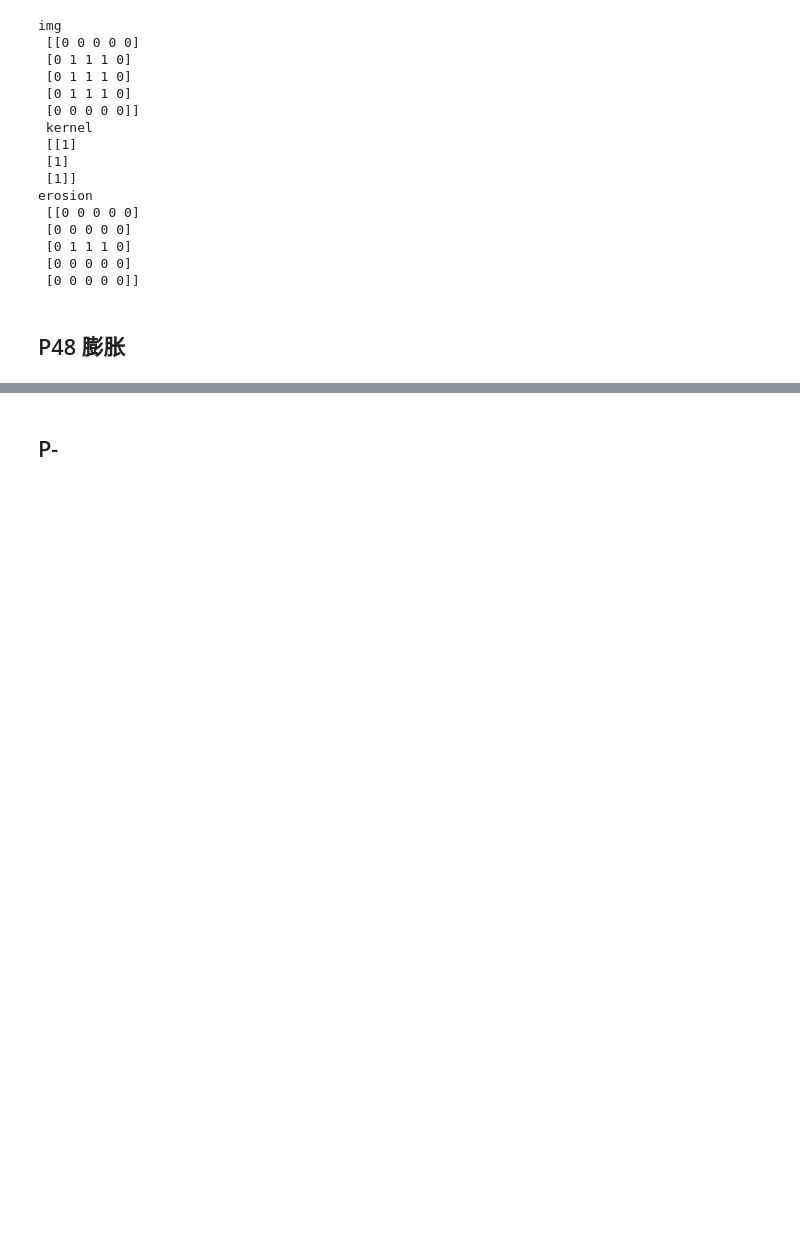
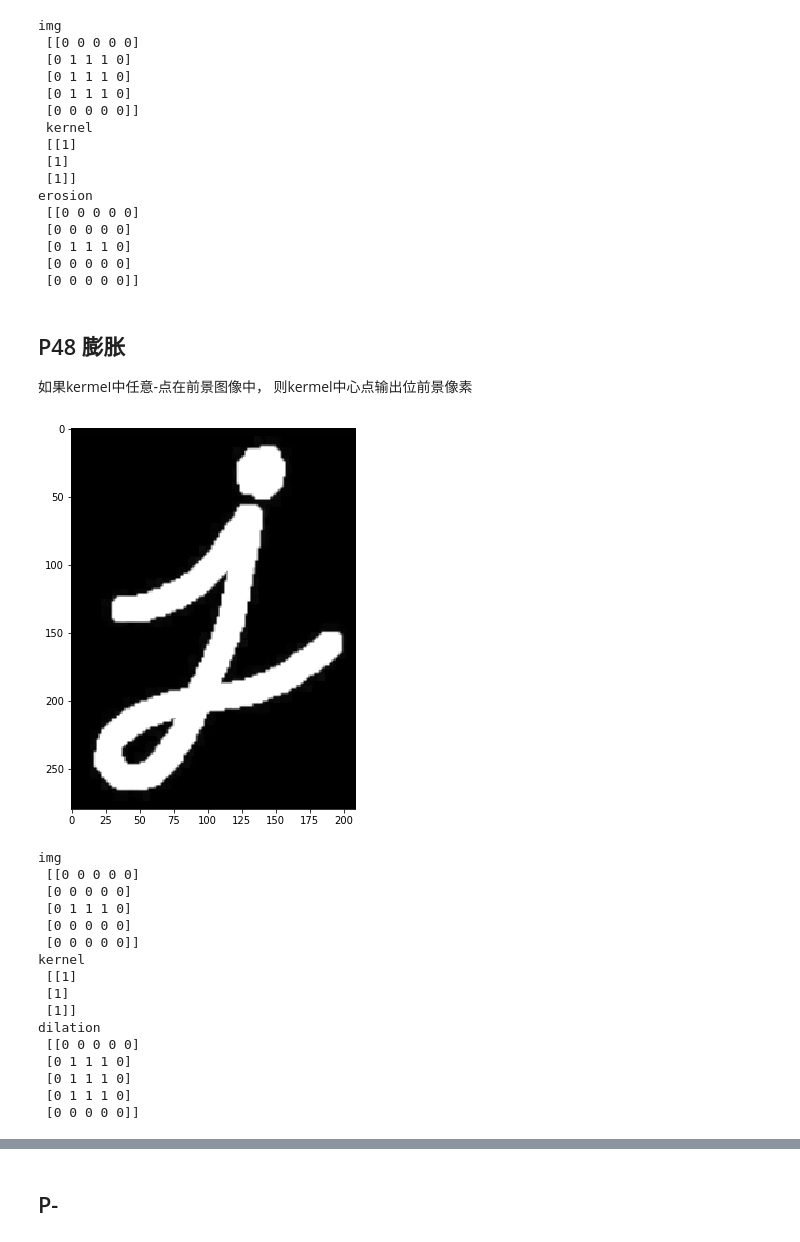
Before and after one commit to thetime50/opencv-practice, a Jupyter notebook: step5-p47.ipynb, the cells around one changed output, grey strips where cells are left out. Drawn from its saved outputs; the diff is of its cells as text; code cells hidden in the pictures; blank space fills up the shorter version.

```diff
--- a/step5-p47.ipynb
+++ b/step5-p47.ipynb
@@ -85,3 +85,46 @@ erosion
  [0 0 0 0 0]]
 # %% [markdown]
 ## P48 膨胀
+如果kermeI中任意-点在前景图像中， 则kermel中心点输出位前景像素
+# %%
+import cv2 as cv
+import numpy as np
+import matplotlib.pyplot as plt
+import tool
+import pylab
+%matplotlib inline
+pylab.rcParams['figure.figsize'] = (15.0,7.0) #调整显示大小
+# tool.setGrid(1,2)
+
+img = cv.imread('./opencv_dataset_01/cv_1301.JPG' ,0) #灰色图像
+kernel = np.ones ((5, 5),np.uint8)
+dilation = cv.dilate(img, kernel, iterations = 1)
+imageRGB = cv.cvtColor(dilation, cv.COLOR_BGR2RGB)
+plt.imshow(imageRGB)
+plt.show()
+
+img = np.zeros((5, 5), np.uint8)
+img[2,1:4] =1
+kernel = np.ones((3, 1),np.uint8)
+dilation = cv.dilate (img, kernel, iterations = 1)
+print('img\n' ,img)
+print('kernel\n',kernel)
+print('dilation\n',dilation)
+# %% [output]
+[figure, added]
+img
+ [[0 0 0 0 0]
+ [0 0 0 0 0]
+ [0 1 1 1 0]
+ [0 0 0 0 0]
+ [0 0 0 0 0]]
+kernel
+ [[1]
+ [1]
+ [1]]
+dilation
+ [[0 0 0 0 0]
+ [0 1 1 1 0]
+ [0 1 1 1 0]
+ [0 1 1 1 0]
+ [0 0 0 0 0]]
```
Also changed, not shown: parts of 1 cell of this notebook.
